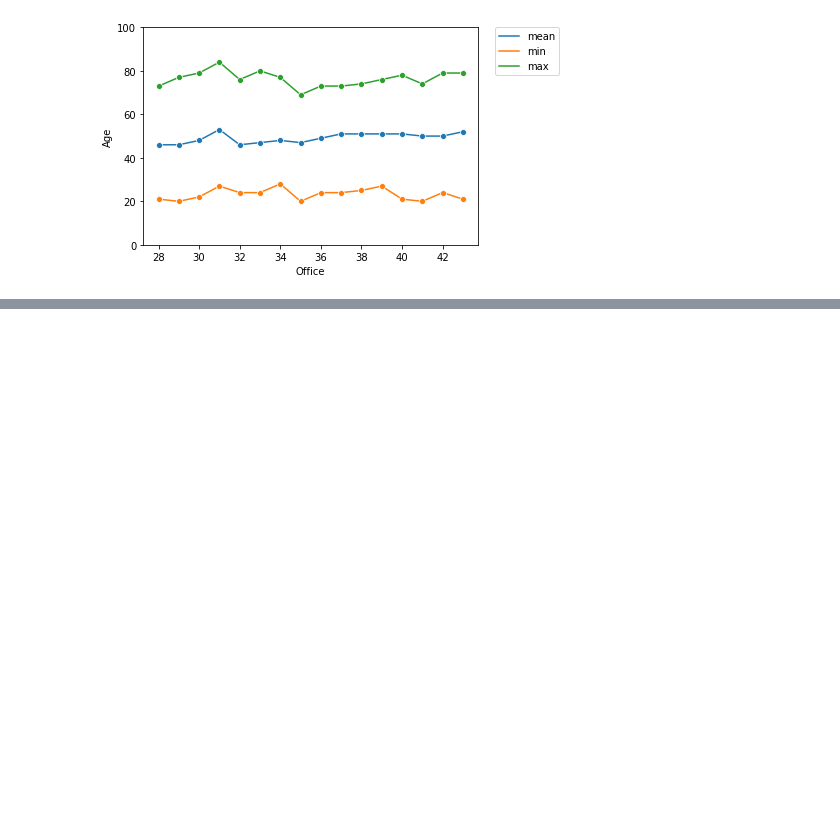
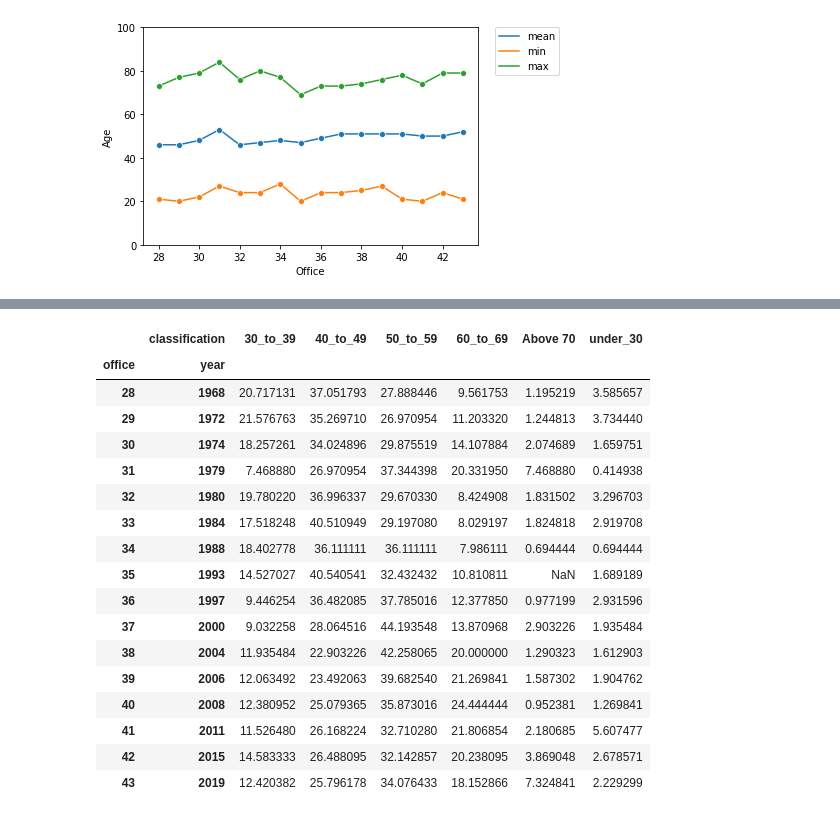
Before and after one commit to hirephd-org/FML2021, a Jupyter notebook: Momo_FML_parliament_age_graph.ipynb, the cells around one changed output, grey strips where cells are left out. Saved outputs shown, nothing was run; the diff lists cells and outputs as text; code cells hidden in the pictures; blank space fills up the shorter version.

```diff
--- a/Momo_FML_parliament_age_graph.ipynb
+++ b/Momo_FML_parliament_age_graph.ipynb
@@ -168,0 +239,22 @@ plt.legend(bbox_to_anchor=(1.05,1), borderaxespad=0.)
+# %%
+per_summary=per.pivot(index=['office', 'year'], columns='classification', values='percent')
+per_summary
+# %% [output]
+|  | classification | 30_to_39 | 40_to_49 | 50_to_59 | 60_to_69 | Above 70 | under_30 |
+| office | year |  |  |  |  |  |  |
+| 28 | 1968 | 20.717131 | 37.051793 | 27.888446 | 9.561753 | 1.195219 | 3.585657 |
+| 29 | 1972 | 21.576763 | 35.269710 | 26.970954 | 11.203320 | 1.244813 | 3.734440 |
+| 30 | 1974 | 18.257261 | 34.024896 | 29.875519 | 14.107884 | 2.074689 | 1.659751 |
+| 31 | 1979 | 7.468880 | 26.970954 | 37.344398 | 20.331950 | 7.468880 | 0.414938 |
+| 32 | 1980 | 19.780220 | 36.996337 | 29.670330 | 8.424908 | 1.831502 | 3.296703 |
+| 33 | 1984 | 17.518248 | 40.510949 | 29.197080 | 8.029197 | 1.824818 | 2.919708 |
+| 34 | 1988 | 18.402778 | 36.111111 | 36.111111 | 7.986111 | 0.694444 | 0.694444 |
+| 35 | 1993 | 14.527027 | 40.540541 | 32.432432 | 10.810811 | NaN | 1.689189 |
+| 36 | 1997 | 9.446254 | 36.482085 | 37.785016 | 12.377850 | 0.977199 | 2.931596 |
+| 37 | 2000 | 9.032258 | 28.064516 | 44.193548 | 13.870968 | 2.903226 | 1.935484 |
+| 38 | 2004 | 11.935484 | 22.903226 | 42.258065 | 20.000000 | 1.290323 | 1.612903 |
+| 39 | 2006 | 12.063492 | 23.492063 | 39.682540 | 21.269841 | 1.587302 | 1.904762 |
+| 40 | 2008 | 12.380952 | 25.079365 | 35.873016 | 24.444444 | 0.952381 | 1.269841 |
+| 41 | 2011 | 11.526480 | 26.168224 | 32.710280 | 21.806854 | 2.180685 | 5.607477 |
+| 42 | 2015 | 14.583333 | 26.488095 | 32.142857 | 20.238095 | 3.869048 | 2.678571 |
+| 43 | 2019 | 12.420382 | 25.796178 | 34.076433 | 18.152866 | 7.324841 | 2.229299 |
```
Also changed, not shown: parts of 10 cells of this notebook.
